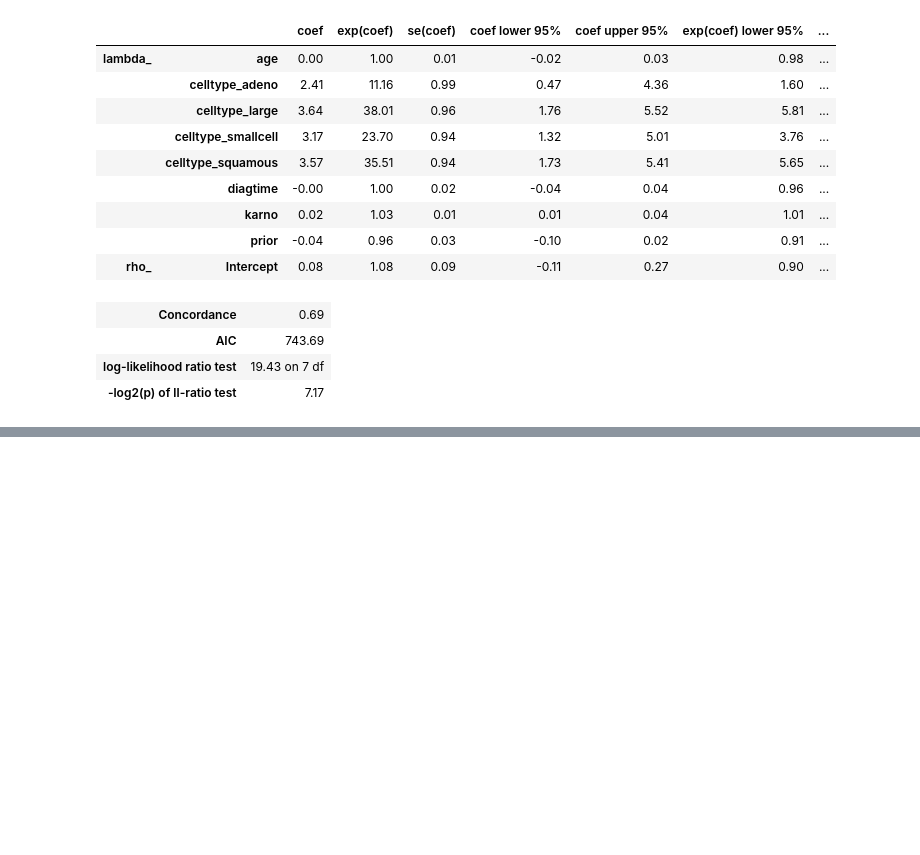
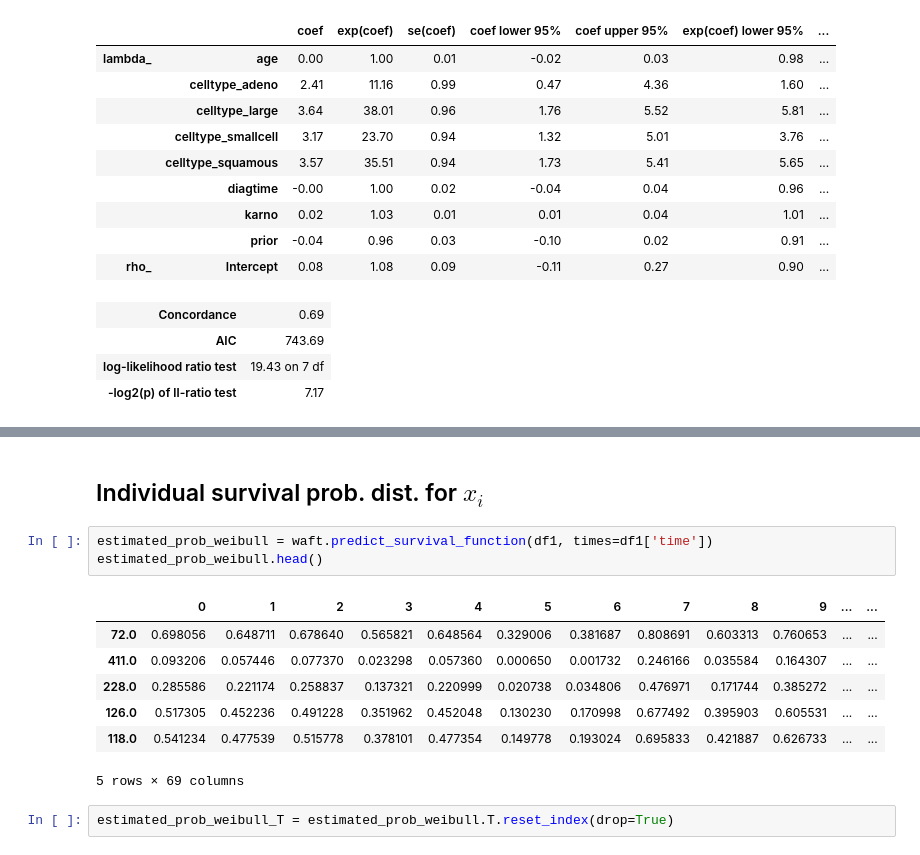
Before and after one commit to sandyherho/survival_anal, a Jupyter notebook: ch5.ipynb, the cells around one changed output, grey strips where cells are left out. Saved outputs shown, nothing was run; the diff lists cells and outputs as text; blank space fills up the shorter version.

```diff
--- a/ch5.ipynb
+++ b/ch5.ipynb
@@ -60,0 +169,15 @@ waft.print_summary()
+# %% [markdown]
+## Individual survival prob. dist. for $x_i$
+# %%
+estimated_prob_weibull = waft.predict_survival_function(df1, times=df1['time'])
+estimated_prob_weibull.head()
+# %% [output]
+|  | 0 | 1 | 2 | 3 | 4 | 5 | 6 | 7 | 8 | 9 | ... | ... |
+| 72.0 | 0.698056 | 0.648711 | 0.678640 | 0.565821 | 0.648564 | 0.329006 | 0.381687 | 0.808691 | 0.603313 | 0.760653 | ... | ... |
+| 411.0 | 0.093206 | 0.057446 | 0.077370 | 0.023298 | 0.057360 | 0.000650 | 0.001732 | 0.246166 | 0.035584 | 0.164307 | ... | ... |
+| 228.0 | 0.285586 | 0.221174 | 0.258837 | 0.137321 | 0.220999 | 0.020738 | 0.034806 | 0.476971 | 0.171744 | 0.385272 | ... | ... |
+| 126.0 | 0.517305 | 0.452236 | 0.491228 | 0.351962 | 0.452048 | 0.130230 | 0.170998 | 0.677492 | 0.395903 | 0.605531 | ... | ... |
+| 118.0 | 0.541234 | 0.477539 | 0.515778 | 0.378101 | 0.477354 | 0.149778 | 0.193024 | 0.695833 | 0.421887 | 0.626733 | ... | ... |
+5 rows × 69 columns
+# %%
+estimated_prob_weibull_T = estimated_prob_weibull.T.reset_index(drop=True)
```
Also changed, not shown: parts of 11 cells of this notebook.
